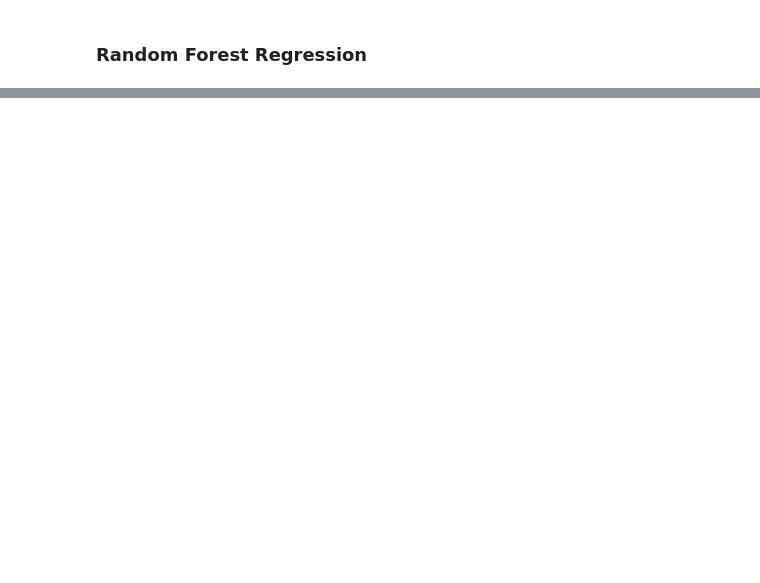
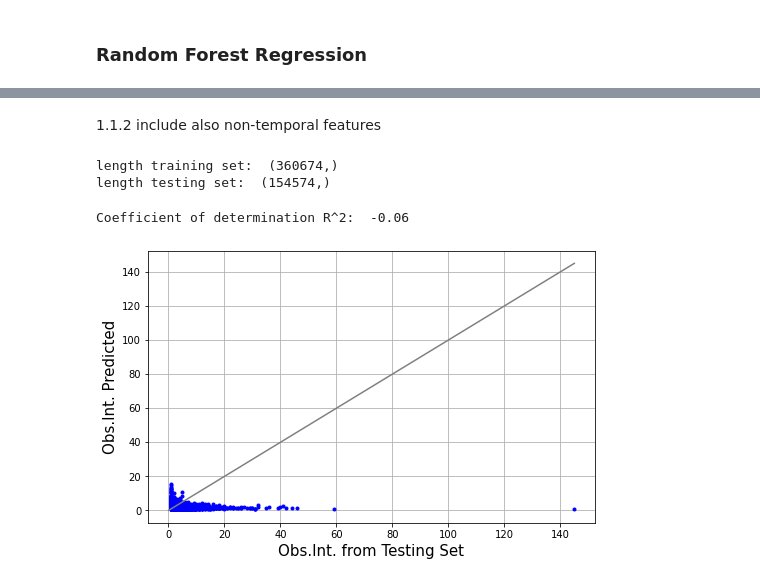
Before and after one commit to 3enedix/BGP_2021_B, a Jupyter notebook: ML.ipynb, the cells around one changed output, grey strips where cells are left out. Cells and saved outputs as stored; diff of their text form; code cells hidden in the pictures; blank space fills up the shorter version.

```diff
--- a/ML.ipynb
+++ b/ML.ipynb
@@ -67,0 +132,34 @@ Coefficient of determination R^2:  -0.23
+# %%
+def obs_int_regression(xtrain, ytrain, xtest, ytest):
+    rf = RandomForestRegressor(n_estimators=100, criterion="squared_error", max_depth=None, max_features="auto", bootstrap=True, min_samples_split=2, n_jobs=1, random_state=0)
+    model = rf.fit(xtrain, ytrain)
+    ypred = rf.predict(xtest)
+
+    r2 = round(r2_score(ytest, ypred), 2)
+    print("Coefficient of determination R^2: ", r2)
+
+    fig, ax = plt.subplots(figsize=(8,5))
+    ax.grid()
+    ax.plot(ytest, ypred, '.b')
+    #plt.plot(ypred, ypred, '.r') must be a diagonal line, so why?
+    ax.plot([0, max(ytest)], [0, max(ytest)], color='grey')
+    ax.set_ylabel('Obs.Int. Predicted', fontsize=15)
+    ax.set_xlabel('Obs.Int. from Testing Set', fontsize=15)
+# %% [markdown]
+1.1.2 include also non-temporal features
+# %%
+n = round(0.7 * len(data_norm_daily)) # length of the training set = split index
+ytrain = data_norm_daily['observer_intensity'][:n]
+xtrain = data_norm_daily[feature_list_daily][:n]
+ytest = data_norm_daily['observer_intensity'][n:]
+xtest = data_norm_daily[feature_list_daily][n:]
+
+print('length training set: ', ytrain.shape)
+print('length testing set: ', ytest.shape)
+
+obs_int_regression(xtrain, ytrain, xtest, ytest)
+# %% [output]
+length training set:  (360674,)
+length testing set:  (154574,)
+Coefficient of determination R^2:  -0.06
+[figure, added]
```
Also changed, not shown: parts of 41 cells of this notebook.
